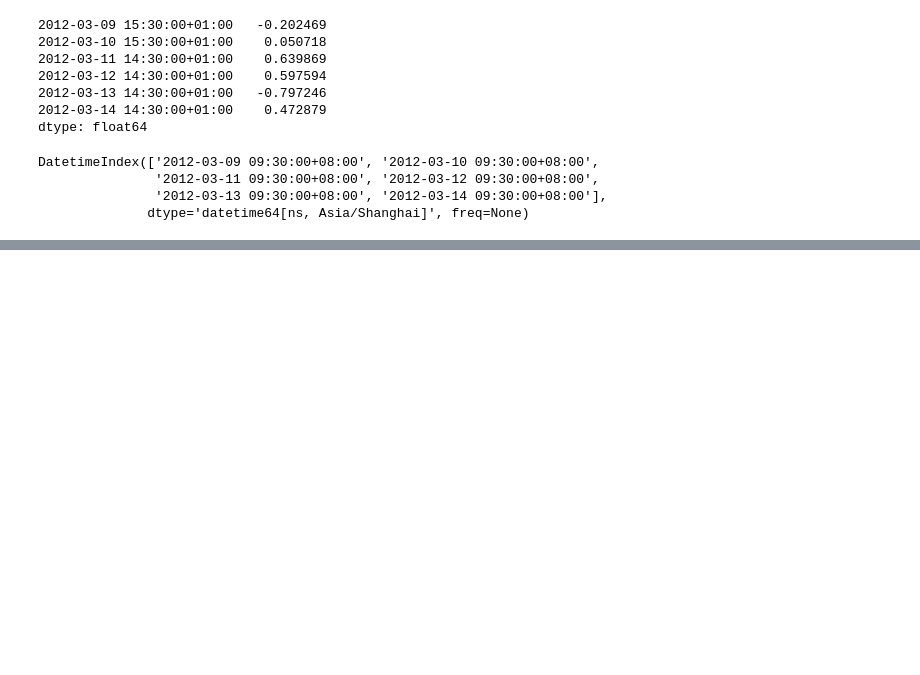
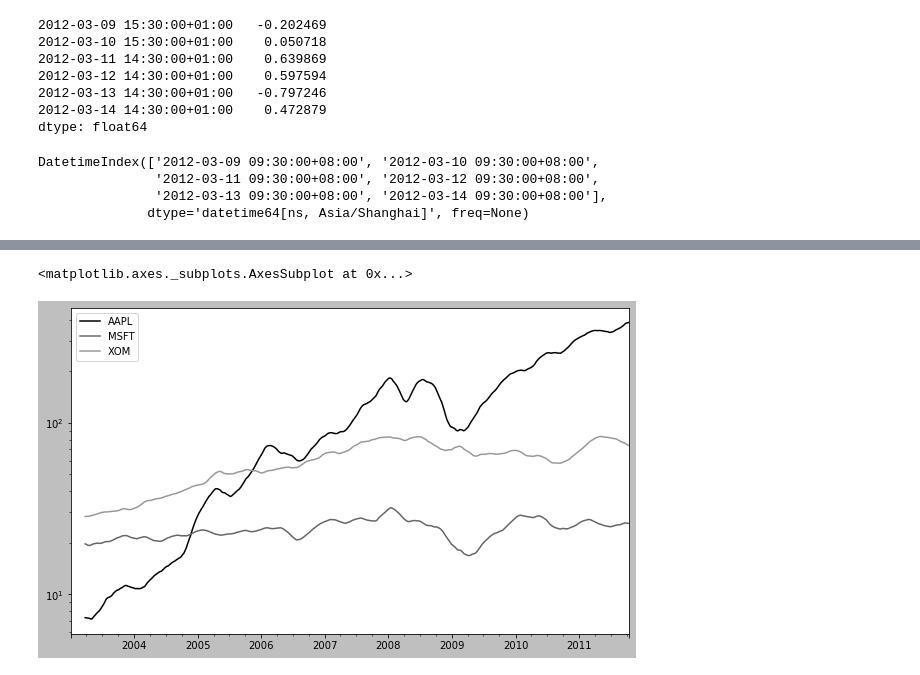
Before and after one commit to konstantinos-giannakopoulos/Python_Data_Analysis, a Jupyter notebook: 9_Time_Series.ipynb, the cells around one changed output, grey strips where cells are left out. Saved outputs shown, nothing was run; the diff lists cells and outputs as text; code cells hidden in the pictures; blank space fills up the shorter version.

```diff
--- a/9_Time_Series.ipynb
+++ b/9_Time_Series.ipynb
@@ -473,0 +951,7 @@ DatetimeIndex(['2012-03-09 09:30:00+08:00', '2012-03-10 09:30:00+08:00',
+# %%
+plt.style.use('grayscale')
+#! figure,id=stocks_daily_ma60,title="Stock prices 60-day moving average (log y-axis)"
+close_px.rolling(60).mean().plot(logy=True)
+# %% [output]
+<matplotlib.axes._subplots.AxesSubplot at 0x...>
+[figure, added]
```
Also changed, not shown: parts of 63 cells of this notebook.
